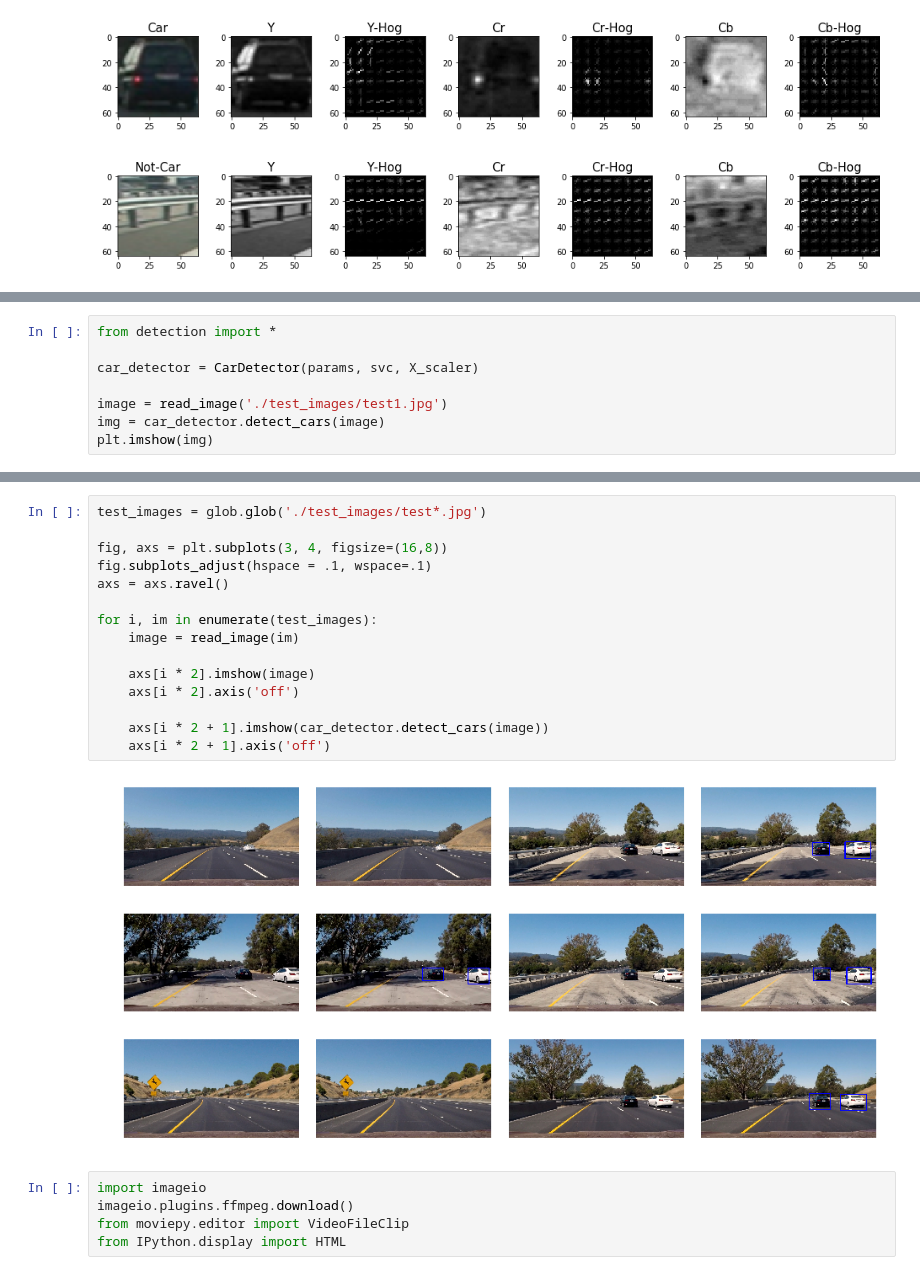
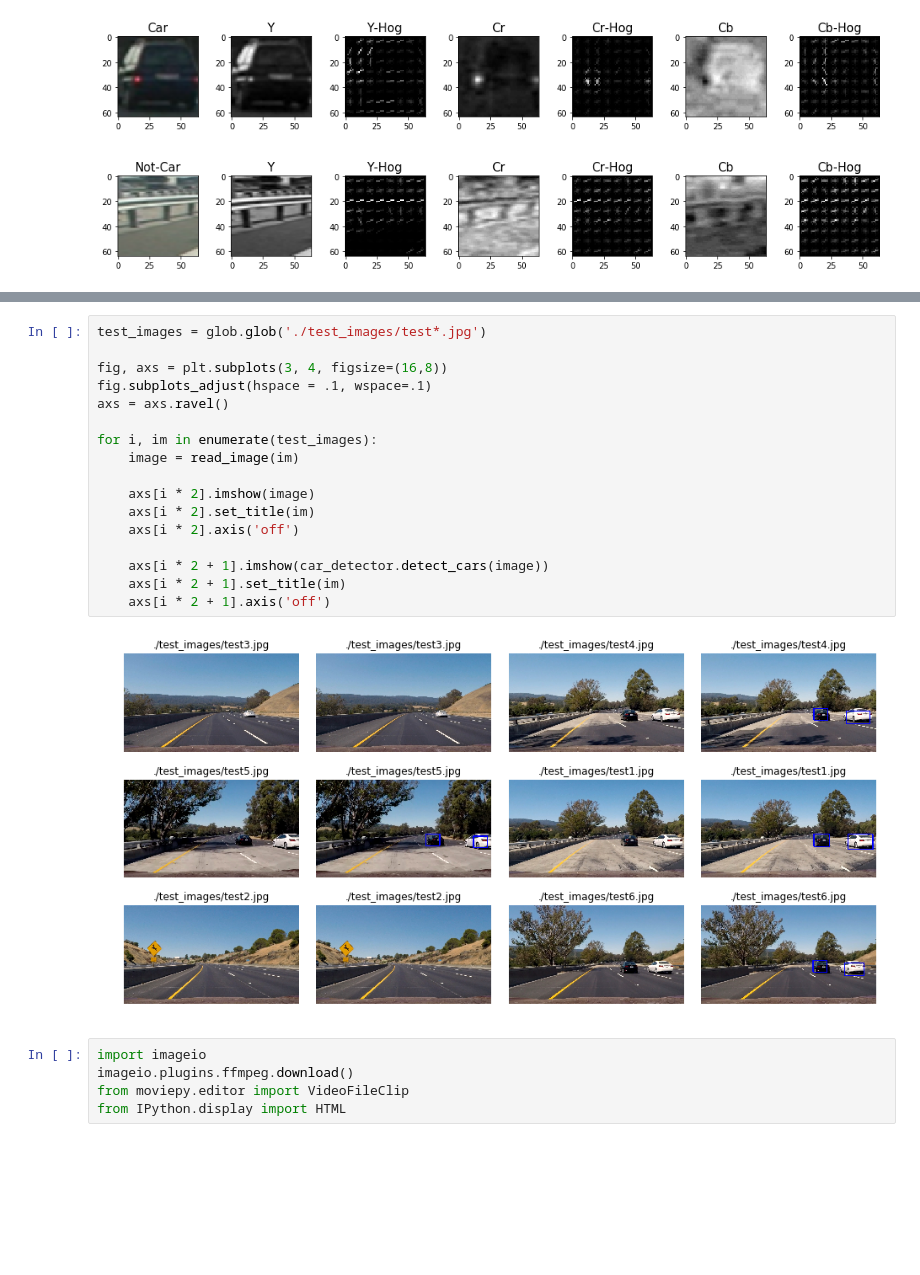
Before and after one commit to hafizur-rahman/CarND-Vehicle-Detection, a Jupyter notebook: VehicleDetection.ipynb, the cells around one changed output, grey strips where cells are left out. Cells and saved outputs as stored; diff of their text form; blank space fills up the shorter version.

```diff
--- a/VehicleDetection.ipynb
+++ b/VehicleDetection.ipynb
@@ -129,8 +151,0 @@ Test Accuracy of SVC =  0.9876
-# %%
-from detection import *
-
-car_detector = CarDetector(params, svc, X_scaler)
-
-image = read_image('./test_images/test1.jpg')
-img = car_detector.detect_cars(image)
-plt.imshow(img)
@@ -140,20 +323,22 @@ plt.imshow(img)
 # %%
 test_images = glob.glob('./test_images/test*.jpg')
 
 fig, axs = plt.subplots(3, 4, figsize=(16,8))
 fig.subplots_adjust(hspace = .1, wspace=.1)
 axs = axs.ravel()
 
 for i, im in enumerate(test_images):
     image = read_image(im)
 
     axs[i * 2].imshow(image)
+    axs[i * 2].set_title(im)
     axs[i * 2].axis('off')
 
     axs[i * 2 + 1].imshow(car_detector.detect_cars(image))
+    axs[i * 2 + 1].set_title(im)
     axs[i * 2 + 1].axis('off')
 # %% [output]
-[figure, old version]
+[figure, new version]
 # %%
 import imageio
 imageio.plugins.ffmpeg.download()
```
Also changed, not shown: parts of 9 cells of this notebook, 4 other files.
